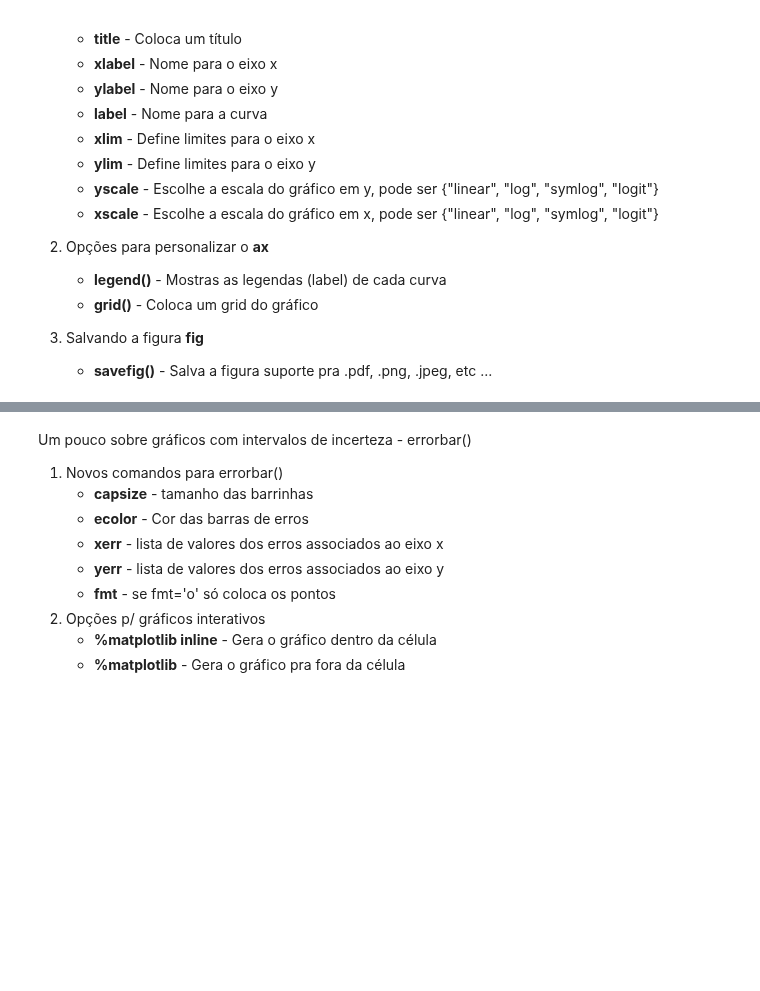
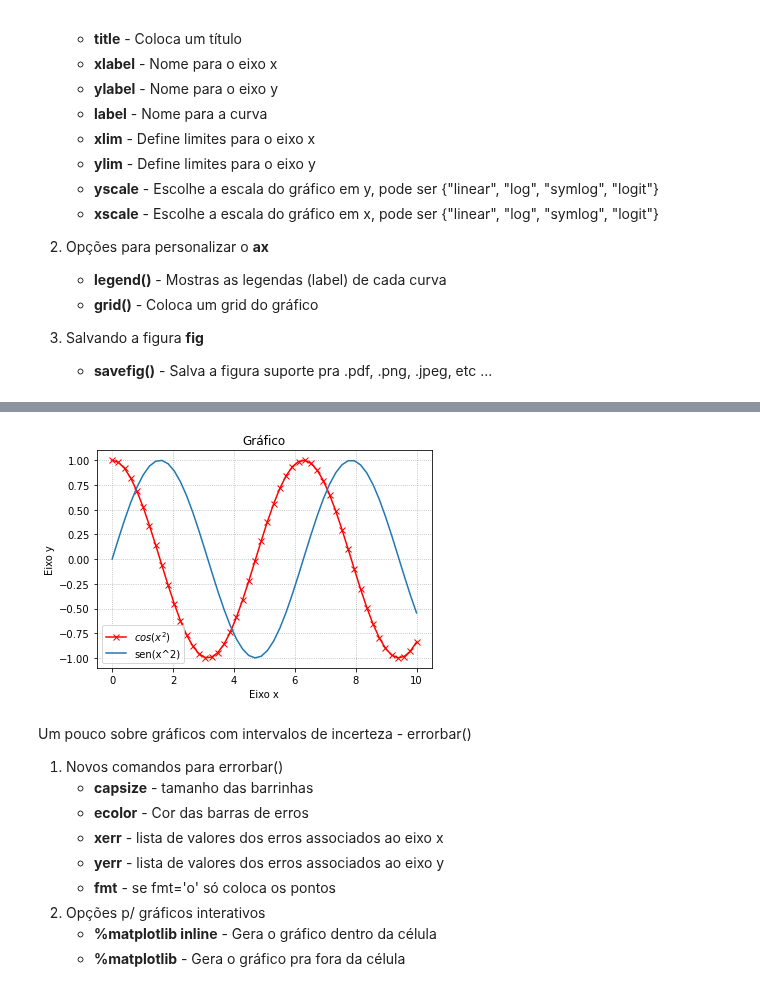
Before and after one commit to Chabole/Python, a Jupyter notebook: SENGMEC_22/Apresentação/SENGMEC_2022_day2_apresentação.ipynb, the cells around one changed output, grey strips where cells are left out. Cells and saved outputs as stored; diff of their text form; code cells hidden in the pictures; blank space fills up the shorter version.

```diff
--- a/SENGMEC_22/Apresentação/SENGMEC_2022_day2_apresentação.ipynb
+++ b/SENGMEC_22/Apresentação/SENGMEC_2022_day2_apresentação.ipynb
@@ -218,0 +310,5 @@ Alguns exemplos para personalizar os plots:
+# %%
+#Criando uma array com valores de x
+x = np.linspace(0, 10, 50)
+#Criando uma array com valores de y
+y = np.cos(x)
@@ -219,3 +317,16 @@ Alguns exemplos para personalizar os plots:
+# %%
+#linestyle, marker, aplha ... etc
+fig, ax = plt.subplots()
+
+ax.set(title='Gráfico', ylabel='Eixo y', xlabel='Eixo x')
+
+ax.plot(x, y, label=r'$cos(x^2)$', color='red', ls='-', marker='x')
+ax.plot(x, np.sin(x), label='sen(x^2)')
+
+ax.legend()
+ax.grid(ls='dotted')
+# %% [output]
+[figure, added]
 # %% [markdown]
 Um pouco sobre gráficos com intervalos de incerteza - errorbar()
 
```
Also changed, not shown: parts of 68 cells of this notebook, 3 other files.
